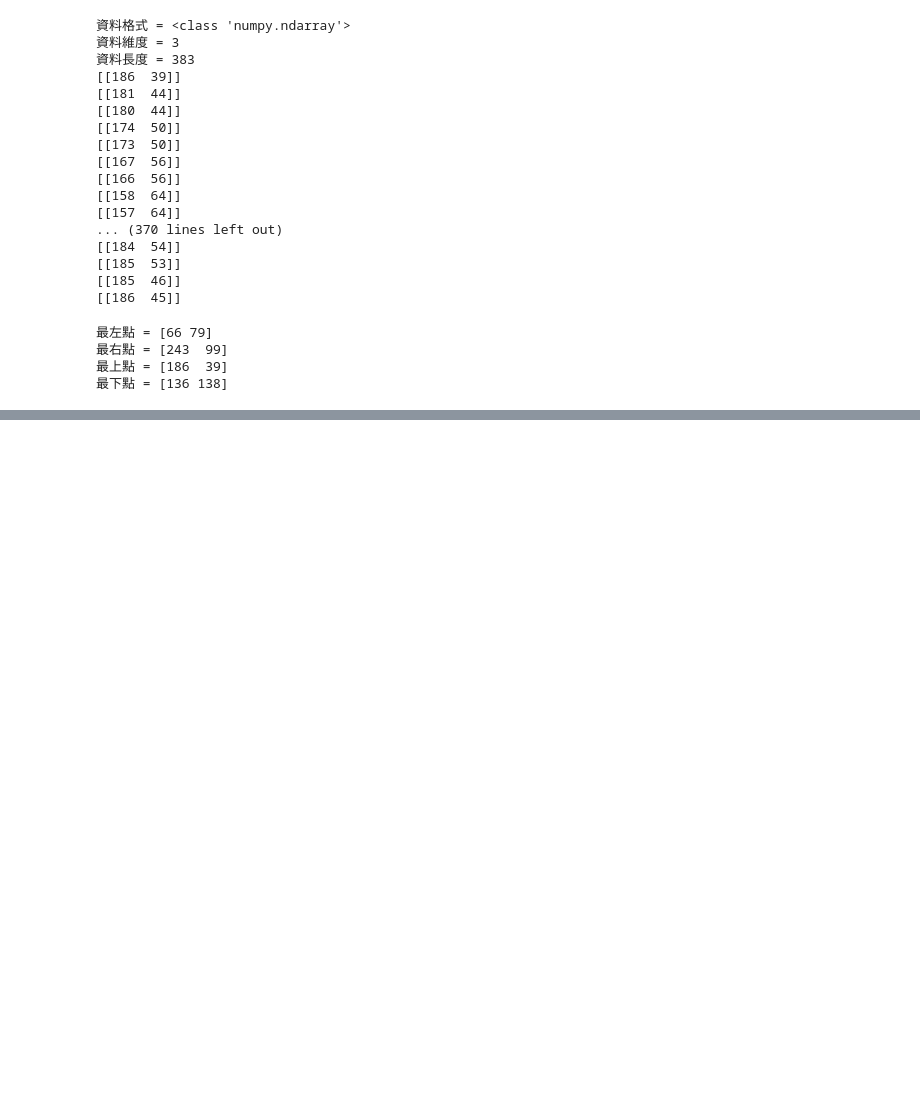
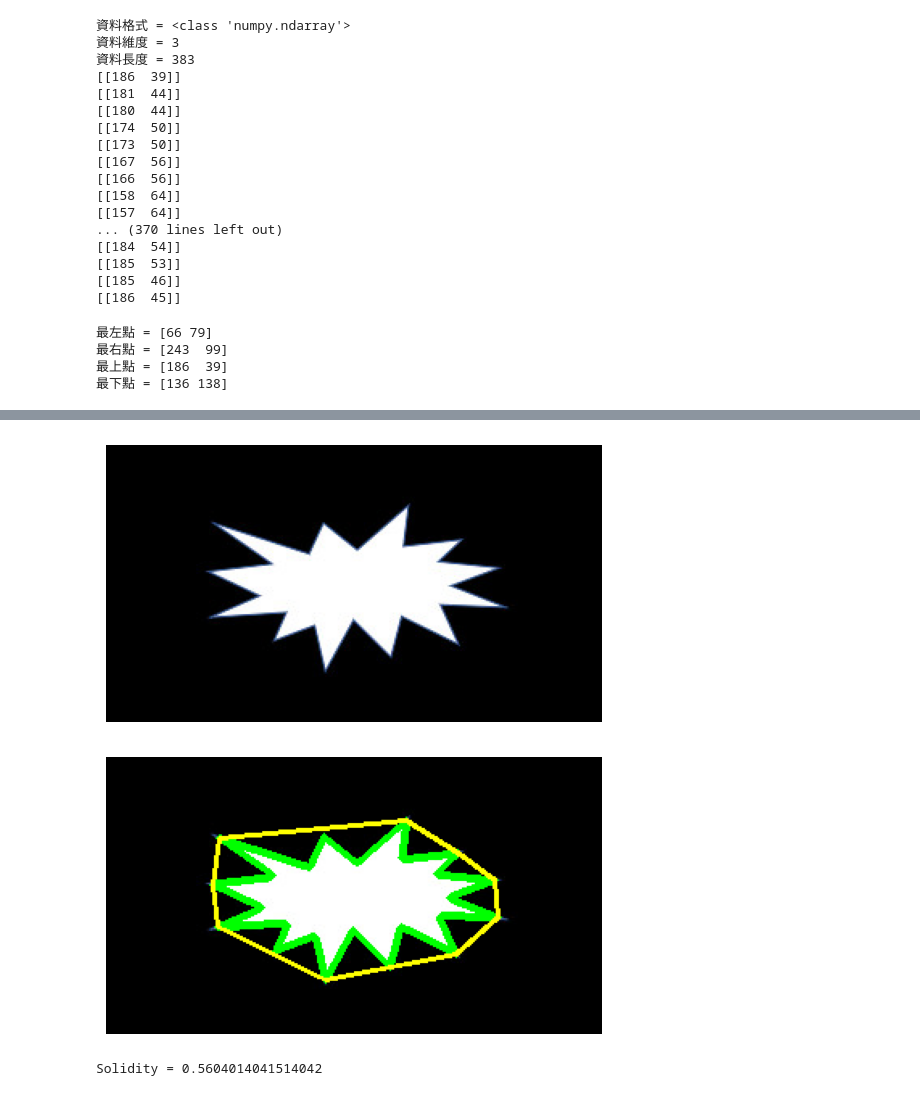
Before and after one commit to AnnaCheng58796907/yzu_CV, a Jupyter notebook: lesson11/lesson11_2.ipynb, the cells around one changed output, grey strips where cells are left out. Cells and saved outputs as stored; diff of their text form; code cells hidden in the pictures; blank space fills up the shorter version.

```diff
--- a/lesson11/lesson11_2.ipynb
+++ b/lesson11/lesson11_2.ipynb
@@ -518,0 +551,32 @@ cv2.destroyAllWindows()
+# %%
+# Solidity-輪廓面積/包圍輪廓的凸包面積
+import cv2
+import matplotlib.pyplot as plt
+
+src = cv2.imread("explode1.jpg")
+cv2.imshow("src", src)
+plt.axis("off")
+plt.imshow(cv2.cvtColor(src, cv2.COLOR_BGR2RGB))
+plt.show()
+src_gray = cv2.cvtColor(src, cv2.COLOR_BGR2GRAY)
+_, dst_binary = cv2.threshold(src_gray, 127, 255, cv2.THRESH_BINARY)
+contours, _ = cv2.findContours(dst_binary,
+                               cv2.RETR_LIST,
+                               cv2.CHAIN_APPROX_SIMPLE)
+dst = cv2.drawContours(src, contours, -1, (0, 255, 0), 3)       # 繪製輪廓
+con_area = cv2.contourArea(contours[0])                         # 輪廓面積
+hull = cv2.convexHull(contours[0])                              # 獲得凸包頂點座標
+dst = cv2.polylines(src, [hull], True, (0, 255, 255), 2)        # 將凸包連線
+cv2.imshow("dst", dst)
+plt.axis("off")
+plt.imshow(cv2.cvtColor(dst, cv2.COLOR_BGR2RGB))
+plt.show()
+convex_area = cv2.contourArea(hull)                             # 凸包面積
+solidity = con_area / convex_area                               # 計算Solidity
+print(f"Solidity = {solidity}")
+cv2.waitKey(0)
+cv2.destroyAllWindows()
+# %% [output]
+[figure, added]
+[figure, added]
+Solidity = 0.5604014041514042
```
Also changed, not shown: parts of 10 cells of this notebook, 2 other files.
